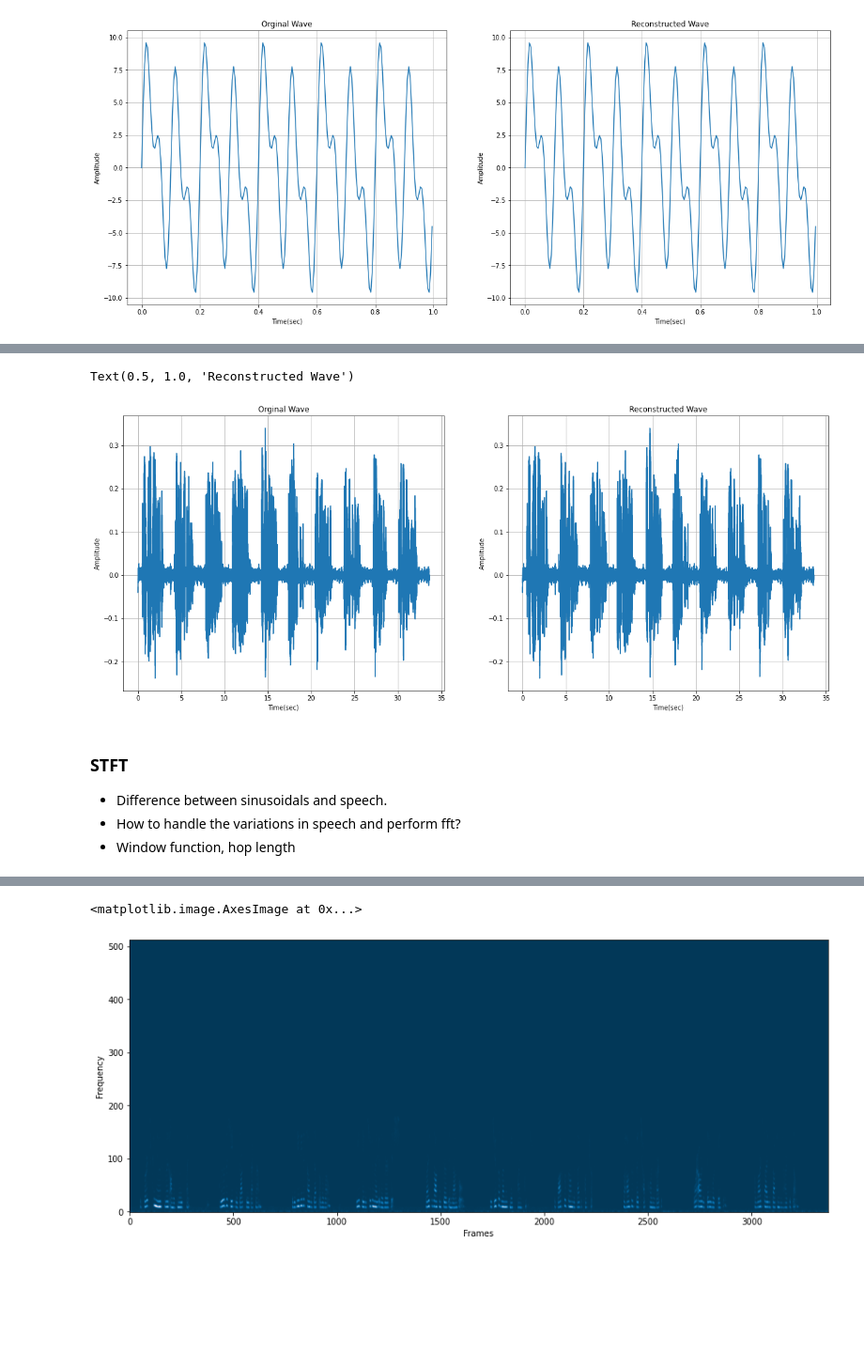
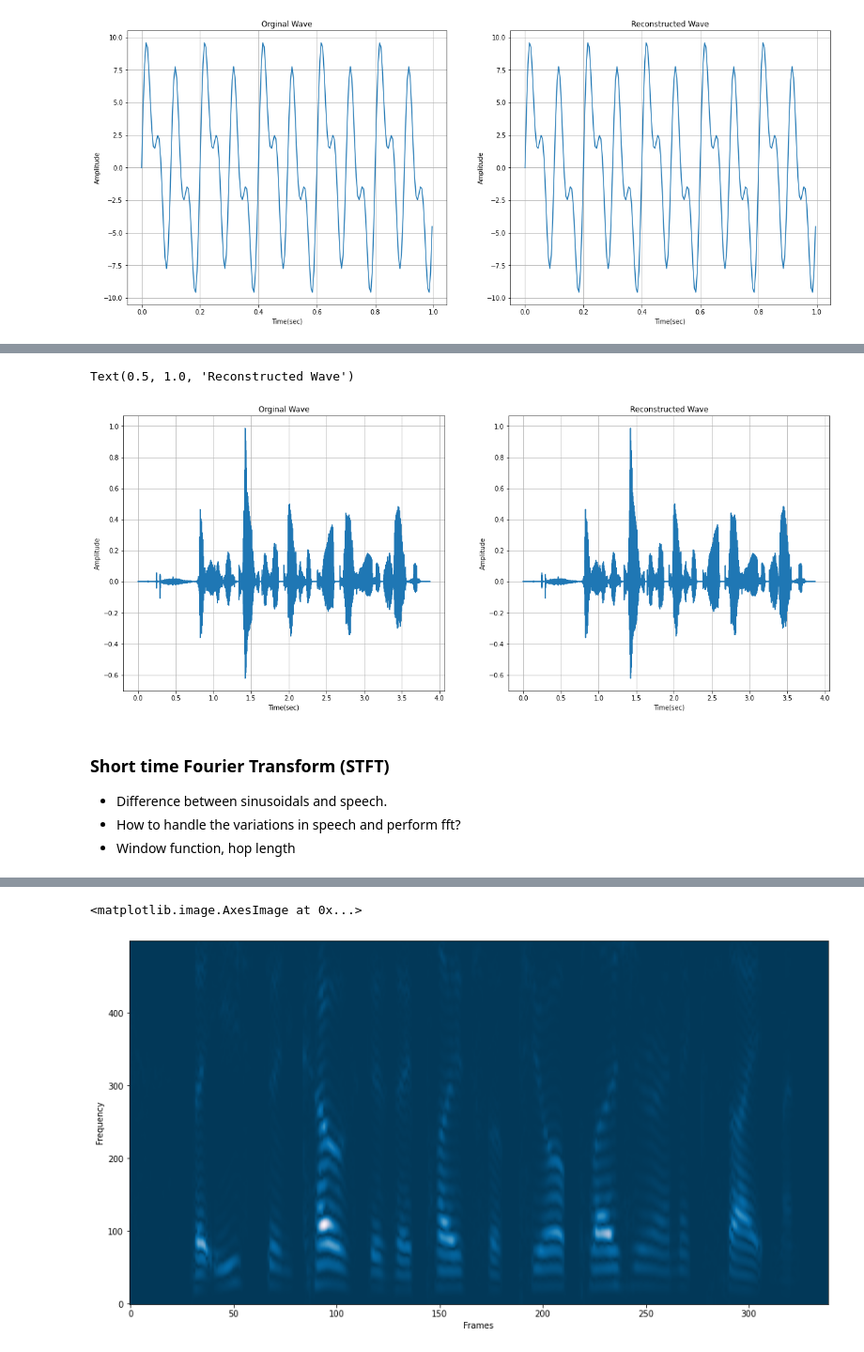
Before and after one commit to ftyers/iu-hse-asr-workshop, a Jupyter notebook: notebooks/Audio_Processing.ipynb, the cells around one changed output, grey strips where cells are left out. Shown at 94% size. Drawn from its saved outputs; the diff is of its cells as text; code cells hidden in the pictures; blank space fills up the shorter version.

Commit message:
Finished audio preprocessing

```diff
--- a/notebooks/Audio_Processing.ipynb
+++ b/notebooks/Audio_Processing.ipynb
@@ -105,7 +105,7 @@ ax[1].set_title('Reconstructed Wave')
 Text(0.5, 1.0, 'Reconstructed Wave')
 [figure]
 # %%
-audio, fs = librosa.load('../audio/OSR_us_000_0010_8k.wav')
+audio, fs = librosa.load('../audio/250.wav')
 N = len(audio)
 t = np.arange(0, len(audio)/fs, 1/fs)
 fig, ax = plt.subplots(1, 2, figsize=(20, 8))
@@ -148,28 +148,33 @@ ax[1].set_ylabel('Amplitude')
 ax[1].set_title('Reconstructed Wave')
 # %% [output]
 Text(0.5, 1.0, 'Reconstructed Wave')
-[figure, old version]
+[figure, new version]
 # %% [markdown]
-### STFT
+### Short time Fourier Transform (STFT)
 - Difference between sinusoidals and speech.
 - How to handle the variations in speech and perform fft?
 - Window function, hop length
 # %% [markdown]
 ![stft_pic](../img/stft.jpg "Title")
+# %%
+def STFT(x, freq_range, win_length, hop_length, fs):
+    win_length = int((win_length/1000)*fs)
+    hop_length = int((hop_length/1000)*fs)
+    spec = librosa.stft(x, n_fft=freq_range, win_length = win_length, hop_length=hop_length)
+    return spec
+
+def invSTFT(stft, win_length, hop_length):
+    win_length = int((win_length/1000)*fs)
+    hop_length = int((hop_length/1000)*fs)
+    audio = librosa.istft(stft, win_length=win_length, hop_length=hop_length)
+    return audio
 # %%
-def STFT(x, win_length, hop_length, fs):
-    win_length = int((win_length/1000)*fs)
-    hop_length = int((hop_length/1000)*fs)
-    spec = librosa.stft(x, n_fft=1024, win_length = win_length, hop_length=hop_length)
-    return np.abs(spec)
-
-audio, fs = librosa.load('../audio/OSR_us_000_0010_8k.wav')
-sp = STFT(x=audio, win_length=25, hop_length=10, fs=fs)
-
-plt.figure(figsize=(15, 6))
+audio, fs = librosa.load('../audio/250.wav')
+sp = STFT(x=audio, freq_range=4098, win_length=25, hop_length=10, fs=fs)
+plt.figure(figsize=(15, 8))
 plt.ylabel('Frequency')
 plt.xlabel('Frames')
-plt.imshow(sp[:,:], origin='lower', aspect='auto', cmap = "PuBu_r" )
+plt.imshow(np.abs(sp[:500,50:]), origin='lower', aspect='auto', cmap = "PuBu_r" )
 # %% [output]
 <matplotlib.image.AxesImage at 0x...>
-[figure, old version]
+[figure, new version]
```
Also changed, not shown: parts of 6 cells of this notebook.
